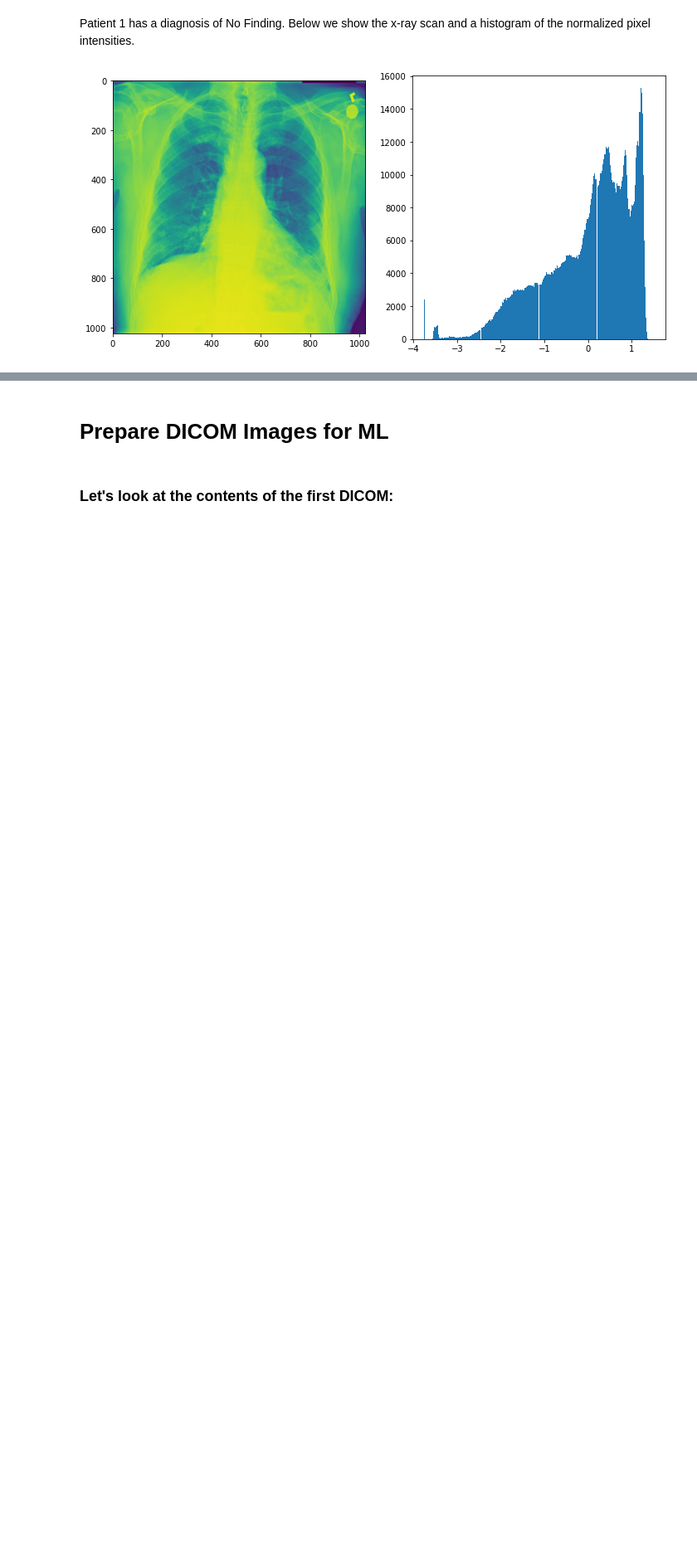
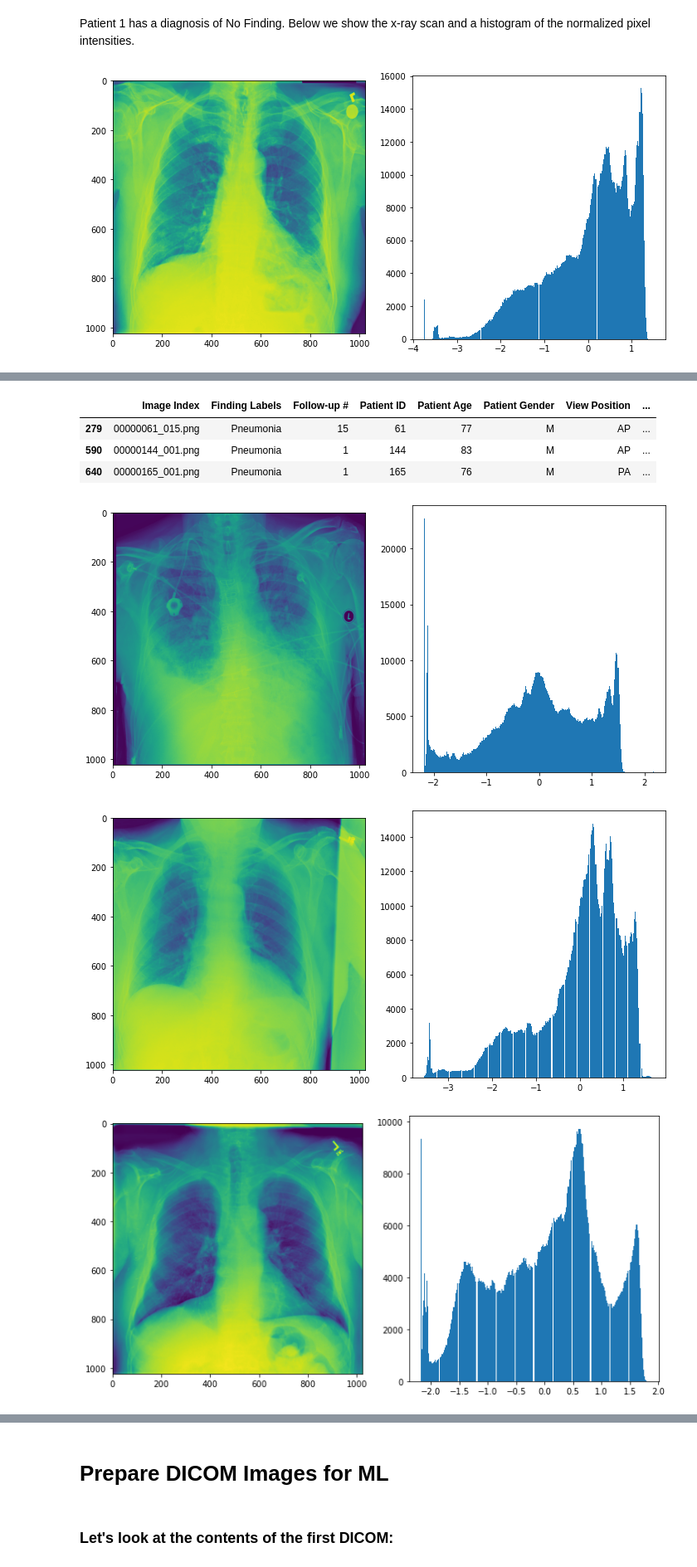
Before and after one commit to paul-reiners/pneumonia-detection-chest-x-rays, a Jupyter notebook: EDA.ipynb, the cells around one changed output, grey strips where cells are left out. Shown at 83% size. Saved outputs shown, nothing was run; the diff lists cells and outputs as text; code cells hidden in the pictures; blank space fills up the shorter version.

Commit message:
Add a pixel-wise EDA of Pneumonia cases and draw conclusions on the relations between them and comorbidities diseases.

```diff
--- a/EDA.ipynb
+++ b/EDA.ipynb
@@ -129,0 +112,6 @@ Note the differences in pixel intensity between the normal case and the two path
+# %%
+image_path = os.path.join('/data','images*', '*', '*.png')
+globbed_paths = glob.glob(image_path)
+all_image_paths = {os.path.basename(x): x for x in globbed_paths}
+print('Scans found:', len(all_image_paths), ', Total Headers', all_xray_df.shape[0])
+all_xray_df['path'] = all_xray_df['Image Index'].map(all_image_paths.get)
@@ -129,0 +120,24 @@ Note the differences in pixel intensity between the normal case and the two path
+# %%
+pneumonia_only_df = all_xray_df.loc[all_xray_df['Finding Labels'] == 'Pneumonia']
+pneumonia_only_df.head(3)
+# %% [output]
+|  | Image Index | Finding Labels | Follow-up # | Patient ID | Patient Age | Patient Gender | View Position | ... |
+| 279 | 00000061_015.png | Pneumonia | 15 | 61 | 77 | M | AP | ... |
+| 590 | 00000144_001.png | Pneumonia | 1 | 144 | 83 | M | AP | ... |
+| 640 | 00000165_001.png | Pneumonia | 1 | 165 | 76 | M | PA | ... |
+# %%
+path_pneumonia_1 = pneumonia_only_df.loc[279, 'path']
+img_1 = mpimg.imread(path_pneumonia_1)
+show_images(img_1)
+
+path_pneumonia_2 = pneumonia_only_df.loc[590, 'path']
+img_2 = mpimg.imread(path_pneumonia_2)
+show_images(img_2)
+
+path_pneumonia_3 = pneumonia_only_df.loc[640, 'path']
+img_3 = mpimg.imread(path_pneumonia_3)
+show_images(img_3)
+# %% [output]
+[figure, added]
+[figure, added]
+[figure, added]
```
Also changed, not shown: parts of 29 cells of this notebook.
